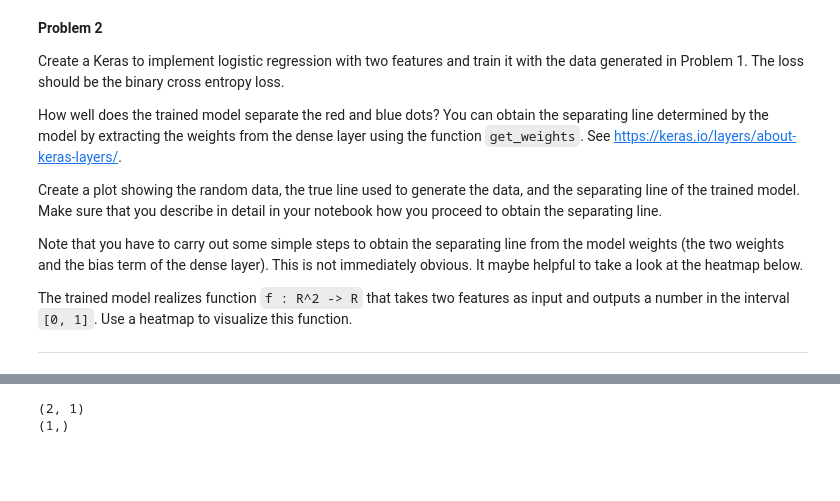
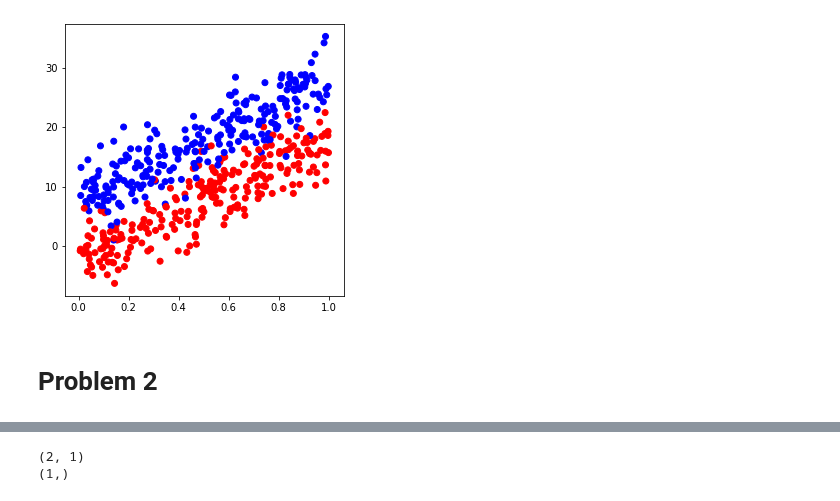
Before and after one commit to nspeer12/AI_CAP4630, a Jupyter notebook: hw3.ipynb, the cells around one changed output, grey strips where cells are left out. Cells and saved outputs as stored; diff of their text form; code cells hidden in the pictures; blank space fills up the shorter version.

````diff
--- a/hw3.ipynb
+++ b/hw3.ipynb
@@ -55,12 +39,9 @@ def get_random_data(w, b, mu, sigma, m):
 # %%
-def graph_random_data(w, b, mu, sigma, m):
-  x_1, x_2, c = get_random_data(w, b, mu, sigma, m)
-  fig, ax = plt.subplots(figsize=(5,5))
+def graph_random_data(data, lables):
+    fig, ax = plt.subplots(figsize=(5,5))
 
-  colors = ['blue' if c[x] == 1 else 'red' for x in range(m)]
+    # create colors
+    colors = ['red' if labels[x] == 1 else 'blue' for x in range(len(labels))]
 
-  ax.scatter(x_1, x_2, c=colors)
-  plt.show()
-  return fig, ax
-
-graph_random_data(50,10,15,5,100)
+    ax.scatter(data.T[0], data.T[1], c=colors)
+    plt.show()
@@ -71,14 +47,0 @@ graph_random_data(50,10,15,5,100)
-# %% [markdown]
-**Problem 2**
-
-Create a Keras to implement logistic regression with two features and train it with the data generated in Problem 1. The loss should be the binary cross entropy loss.
-
-How well does the trained model separate the red and blue dots?  You can obtain the separating line determined by the model by extracting the weights from the dense layer using the function ```get_weights```. See [https://keras.io/layers/about-keras-layers/](https://keras.io/layers/about-keras-layers/).
-
-Create a plot showing the random data, the true line used to generate the data, and the separating line of the trained model. Make sure that you describe in detail in your notebook how you proceed to obtain the separating line.
-
-Note that you have to carry out some simple steps to obtain the separating line from the model weights (the two weights and the bias term of the dense layer).  This is not immediately obvious.  It maybe helpful to take a look at the heatmap below.
-
-The trained model realizes function ```f : R^2 -> R``` that takes two features as input and outputs a number in the interval ```[0, 1]```. Use a heatmap to visualize this function.
-
----
@@ -93,0 +48,11 @@ x_train, x_test, y_train, y_test = train_test_split(X, y)
+# %%
+w = 20
+b = 3
+mu = 5
+sigma = 3
+m = 500
+
+data, labels = get_random_data(w, b, mu, sigma, m)
+graph_random_data(data, labels)
+# %% [output]
+[figure, added]
@@ -94 +62,3 @@ x_train, x_test, y_train, y_test = train_test_split(X, y)
+# %% [markdown]
+# Problem 2
 # %%
````
Also changed, not shown: parts of 33 cells of this notebook.
